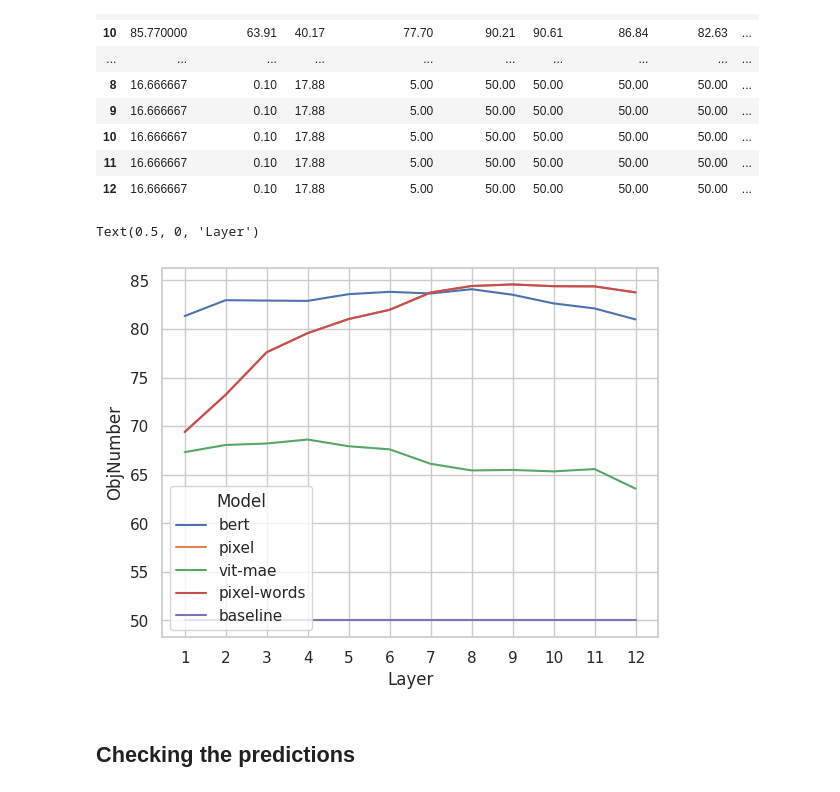
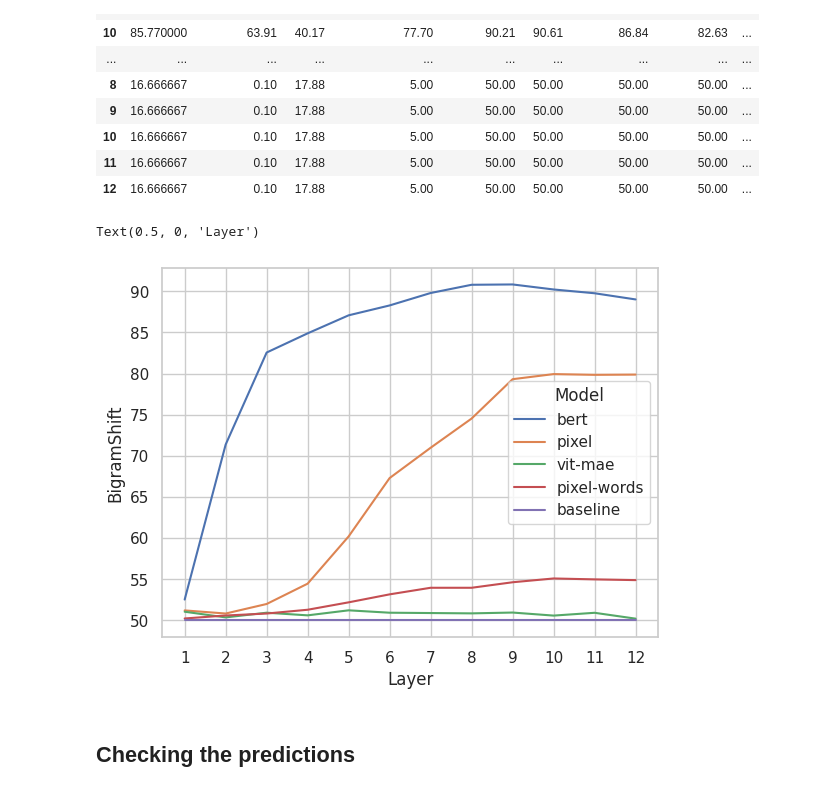
Before and after one commit to vgaraujov/SentEval, a Jupyter notebook: read_pickle.ipynb, the cells around one changed output. Saved outputs shown, nothing was run; the diff lists cells and outputs as text; code cells hidden in the pictures.

Commit message:
adding visual probing

```diff
--- a/read_pickle.ipynb
+++ b/read_pickle.ipynb
@@ -700,13 +759,13 @@ dev_df
 | 11 | 16.666667 | 0.10 | 17.88 | 5.00 | 50.00 | 50.00 | 50.00 | 50.00 | ... |
 | 12 | 16.666667 | 0.10 | 17.88 | 5.00 | 50.00 | 50.00 | 50.00 | 50.00 | ... |
 # %%
-ax = sns.lineplot(data=dev_df, x=dev_df.index, y=dev_df.columns[7], hue='Model')
+ax = sns.lineplot(data=dev_df, x=dev_df.index, y=dev_df.columns[4], hue='Model')
 ax.set_xticks(range(1,13))
 # ax.set_yticks(range(0,101,10))
 ax.set_xlabel('Layer')
 # %% [output]
 Text(0.5, 0, 'Layer')
-[figure, old version]
+[figure, new version]
 # %% [markdown]
 ## Checking the predictions
 # %%
```
Also changed, not shown: parts of 3 cells of this notebook, 52 other files.
